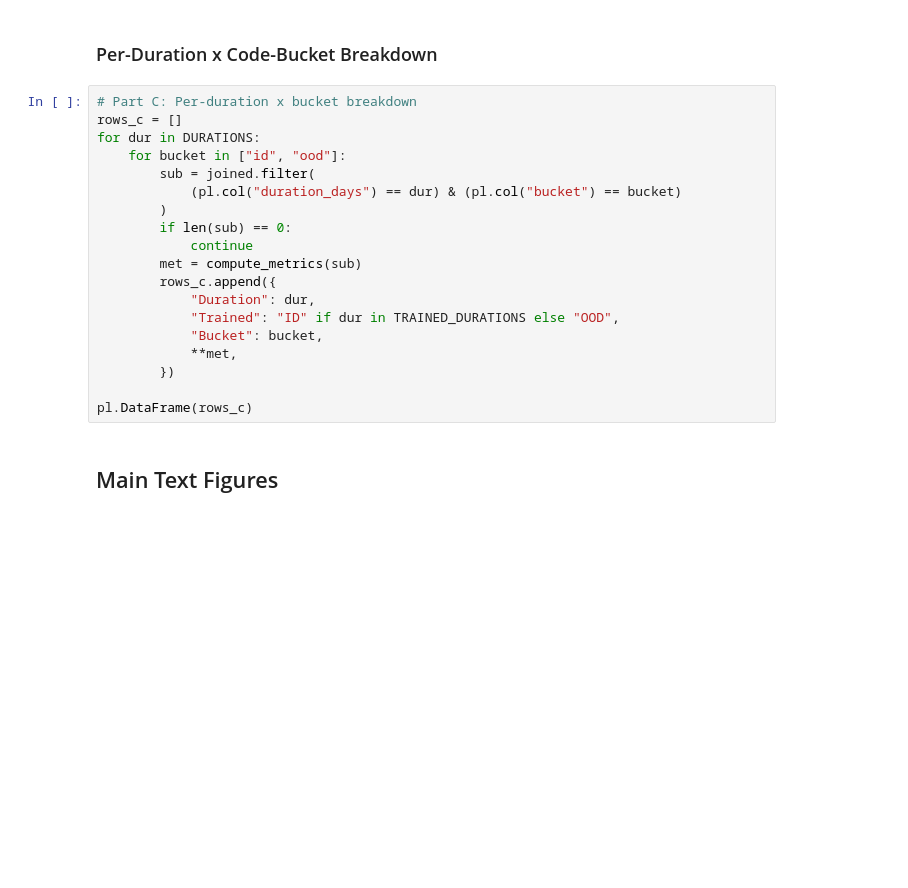
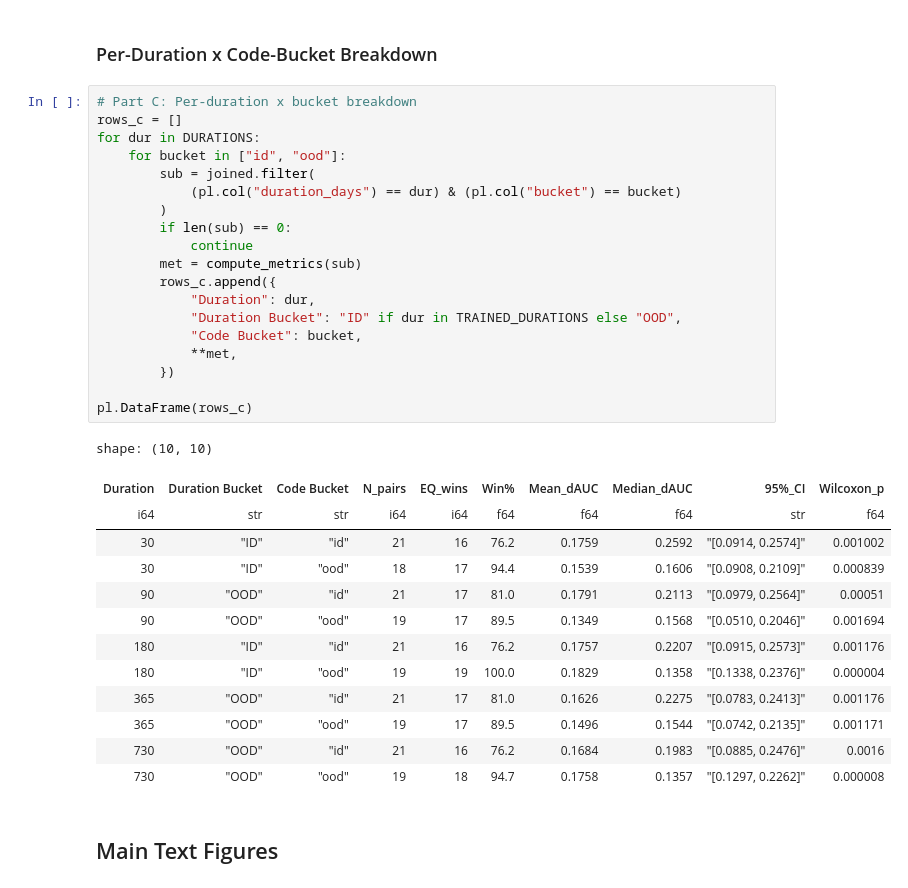
Before and after one commit to payalchandak/EveryQuery, a Jupyter notebook: analysis/results.ipynb, the cells around one changed output. Cells and saved outputs as stored; diff of their text form; blank space fills up the shorter version.

```diff
--- a/analysis/results.ipynb
+++ b/analysis/results.ipynb
@@ -343,22 +343,36 @@ Code-OOD generalization (aggregate across all durations):
 # %%
 # Part C: Per-duration x bucket breakdown
 rows_c = []
 for dur in DURATIONS:
     for bucket in ["id", "ood"]:
         sub = joined.filter(
             (pl.col("duration_days") == dur) & (pl.col("bucket") == bucket)
         )
         if len(sub) == 0:
             continue
         met = compute_metrics(sub)
         rows_c.append({
             "Duration": dur,
-            "Trained": "ID" if dur in TRAINED_DURATIONS else "OOD",
-            "Bucket": bucket,
+            "Duration Bucket": "ID" if dur in TRAINED_DURATIONS else "OOD",
+            "Code Bucket": bucket,
             **met,
         })
 
 pl.DataFrame(rows_c)
+# %% [output]
+shape: (10, 10)
+| Duration | Duration Bucket | Code Bucket | N_pairs | EQ_wins | Win% | Mean_dAUC | Median_dAUC | 95%_CI | Wilcoxon_p |
+| i64 | str | str | i64 | i64 | f64 | f64 | f64 | str | f64 |
+| 30 | "ID" | "id" | 21 | 16 | 76.2 | 0.1759 | 0.2592 | "[0.0914, 0.2574]" | 0.001002 |
+| 30 | "ID" | "ood" | 18 | 17 | 94.4 | 0.1539 | 0.1606 | "[0.0908, 0.2109]" | 0.000839 |
+| 90 | "OOD" | "id" | 21 | 17 | 81.0 | 0.1791 | 0.2113 | "[0.0979, 0.2564]" | 0.00051 |
+| 90 | "OOD" | "ood" | 19 | 17 | 89.5 | 0.1349 | 0.1568 | "[0.0510, 0.2046]" | 0.001694 |
+| 180 | "ID" | "id" | 21 | 16 | 76.2 | 0.1757 | 0.2207 | "[0.0915, 0.2573]" | 0.001176 |
+| 180 | "ID" | "ood" | 19 | 19 | 100.0 | 0.1829 | 0.1358 | "[0.1338, 0.2376]" | 0.000004 |
+| 365 | "OOD" | "id" | 21 | 17 | 81.0 | 0.1626 | 0.2275 | "[0.0783, 0.2413]" | 0.001176 |
+| 365 | "OOD" | "ood" | 19 | 17 | 89.5 | 0.1496 | 0.1544 | "[0.0742, 0.2135]" | 0.001171 |
+| 730 | "OOD" | "id" | 21 | 16 | 76.2 | 0.1684 | 0.1983 | "[0.0885, 0.2476]" | 0.0016 |
+| 730 | "OOD" | "ood" | 19 | 18 | 94.7 | 0.1758 | 0.1357 | "[0.1297, 0.2262]" | 0.000008 |
 # %% [markdown]
 ## Main Text Figures
 # %%
```
Also changed, not shown: parts of 3 cells of this notebook.
